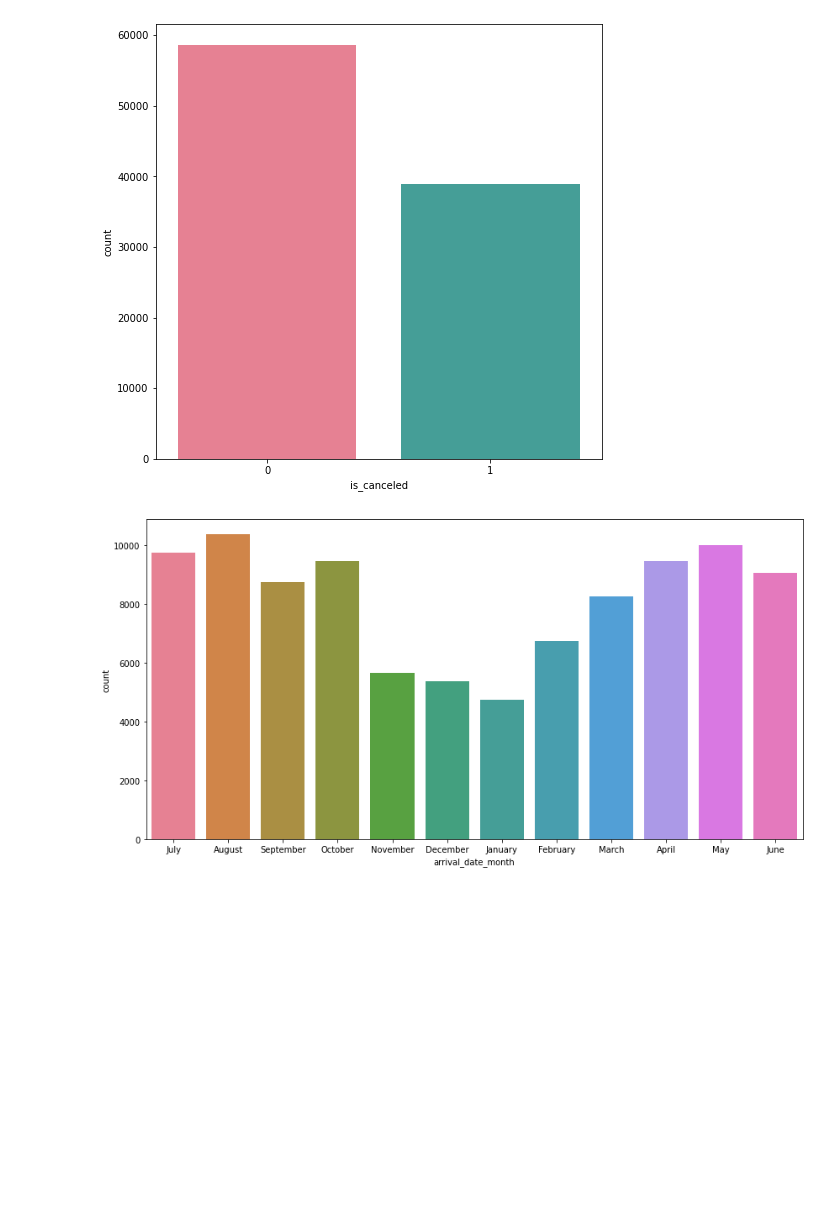
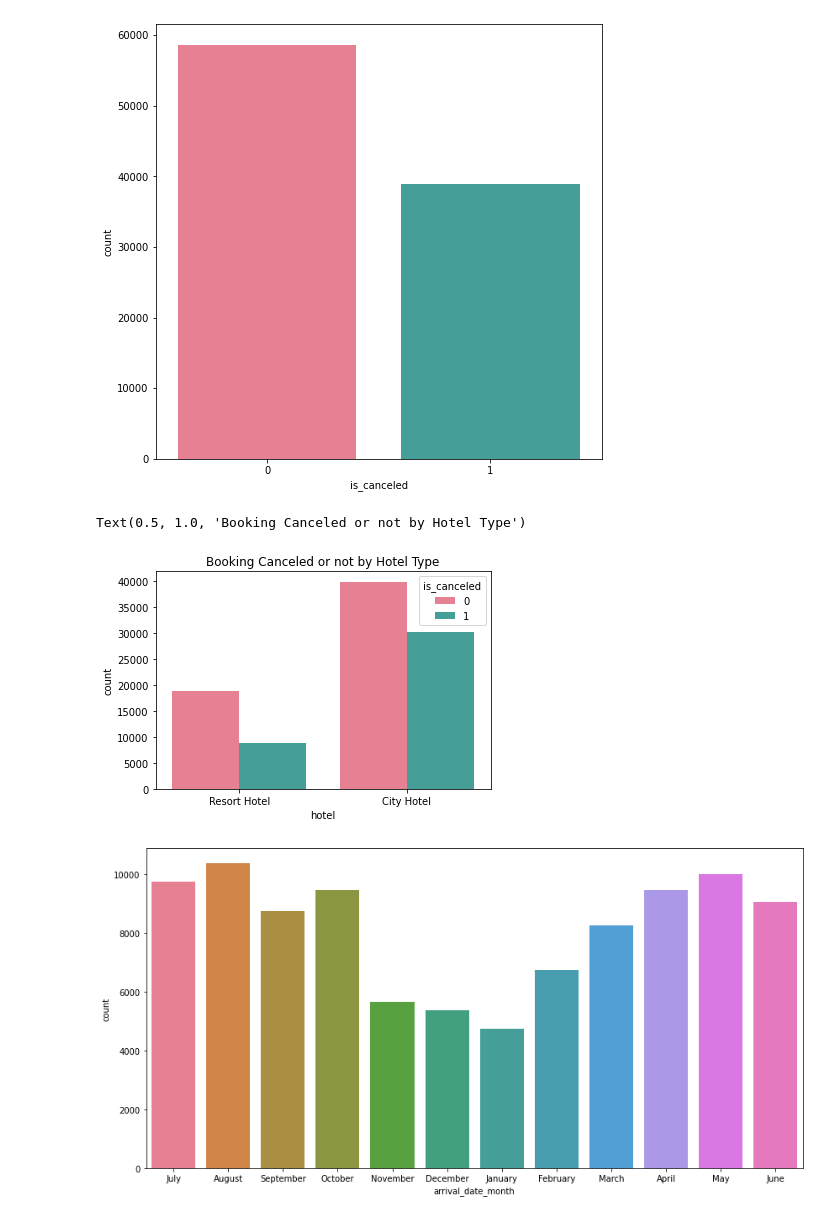
Before and after one commit to UserDs/Hotel-Booking-Analysis, a Jupyter notebook: Hotel_Booking_Analysis.ipynb, the cells around one changed output. Drawn from its saved outputs; the diff is of its cells as text; code cells hidden in the pictures; blank space fills up the shorter version.

```diff
--- a/Hotel_Booking_Analysis.ipynb
+++ b/Hotel_Booking_Analysis.ipynb
@@ -365,6 +373,13 @@ plt.show()
 #
 # %% [output]
 [figure]
+# %%
+sns.countplot(x= 'hotel', data= df, hue= 'is_canceled', palette='husl').set_title('Booking Canceled or not by Hotel Type')
+
+# Around 40% bookings were cancelled in city hotel and 30% in resort hotel.
+# %% [output]
+Text(0.5, 1.0, 'Booking Canceled or not by Hotel Type')
+[figure, added]
 # %%
 # Month
 plt.figure(figsize=(14,7))
```
Also changed, not shown: parts of 45 cells of this notebook.
